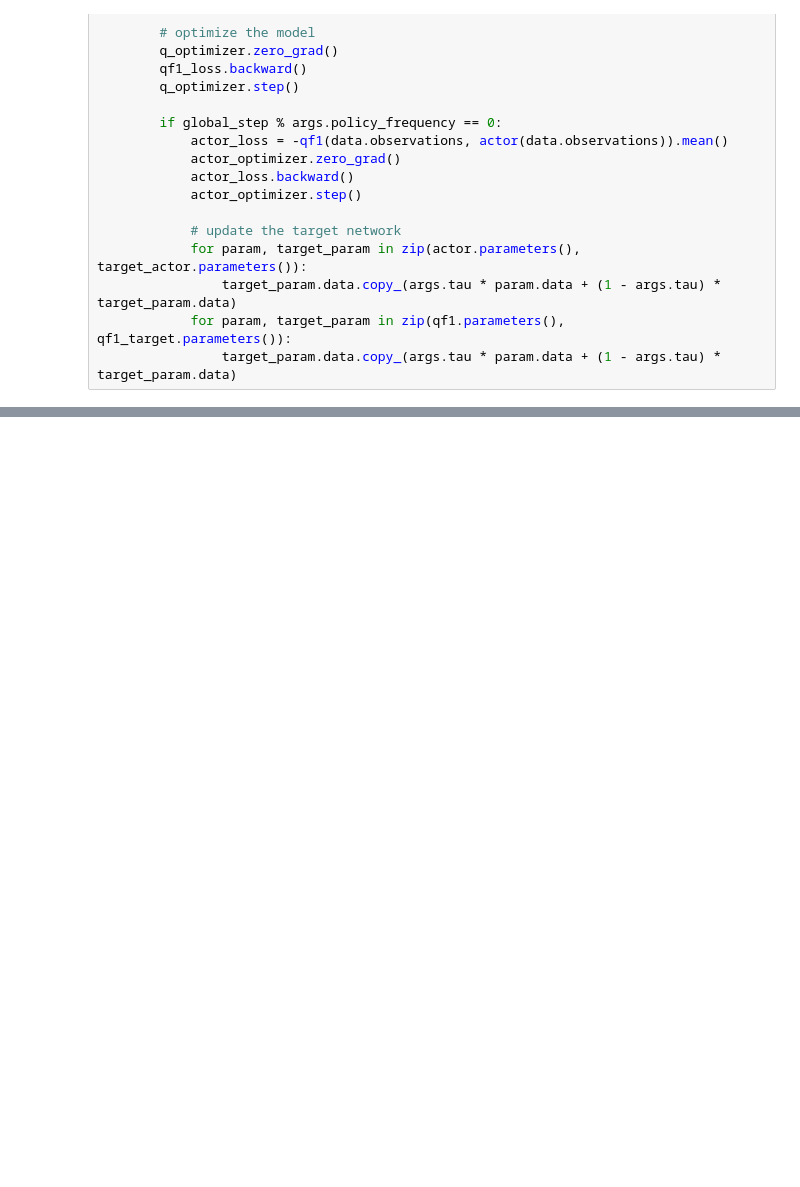
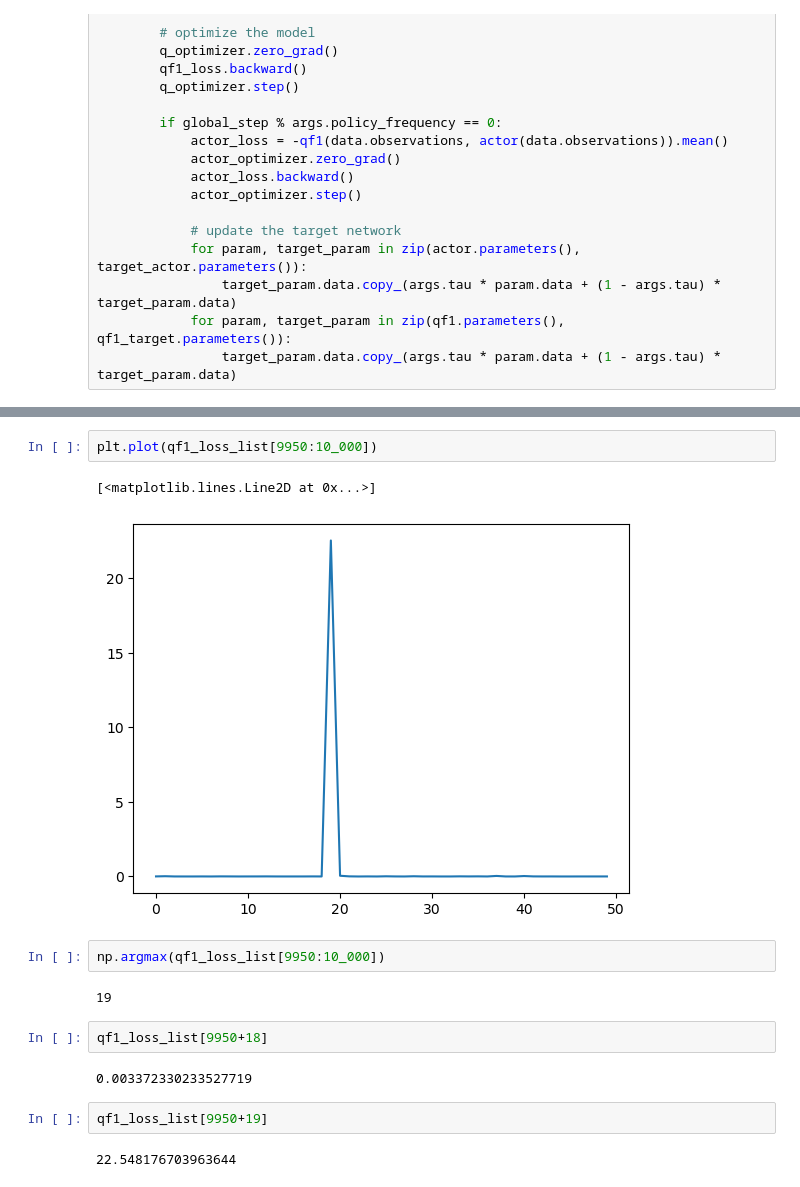
Before and after one commit to congyewang/Reinforcement-Learning-for-Adaptive-MCMC, a Jupyter notebook: experiments/Env8/N01_ddpg_v8.ipynb, the cells around one changed output, grey strips where cells are left out. Cells and saved outputs as stored; diff of their text form; blank space fills up the shorter version.

```diff
--- a/experiments/Env8/N01_ddpg_v8.ipynb
+++ b/experiments/Env8/N01_ddpg_v8.ipynb
@@ -189,0 +204,17 @@ plt.plot(observation_list[:, 0])
+# %%
+plt.plot(qf1_loss_list[9950:10_000])
+# %% [output]
+[<matplotlib.lines.Line2D at 0x...>]
+[figure, added]
+# %%
+np.argmax(qf1_loss_list[9950:10_000])
+# %% [output]
+19
+# %%
+qf1_loss_list[9950+18]
+# %% [output]
+0.003372330233527719
+# %%
+qf1_loss_list[9950+19]
+# %% [output]
+22.548176703963644
```
Also changed, not shown: parts of 18 cells of this notebook, 8 other files.
